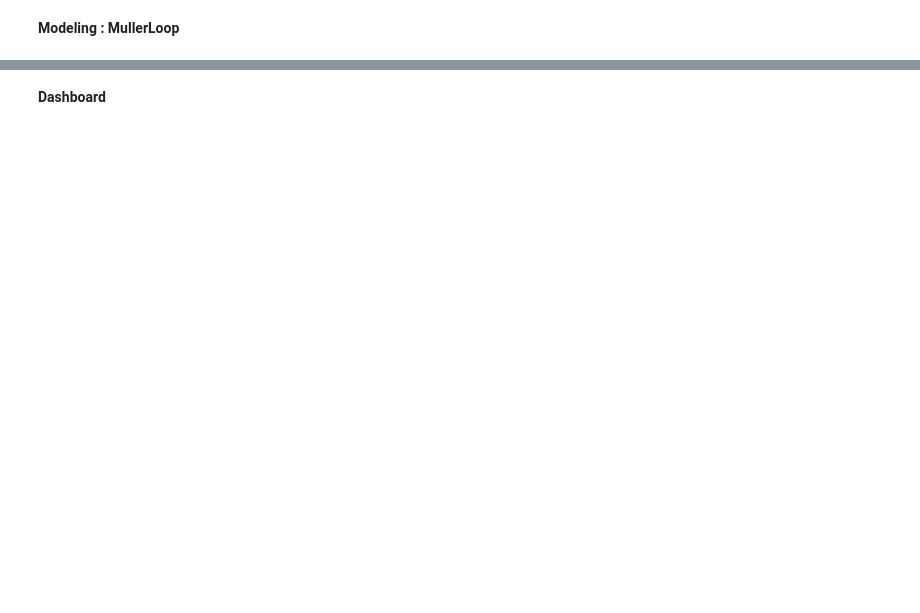
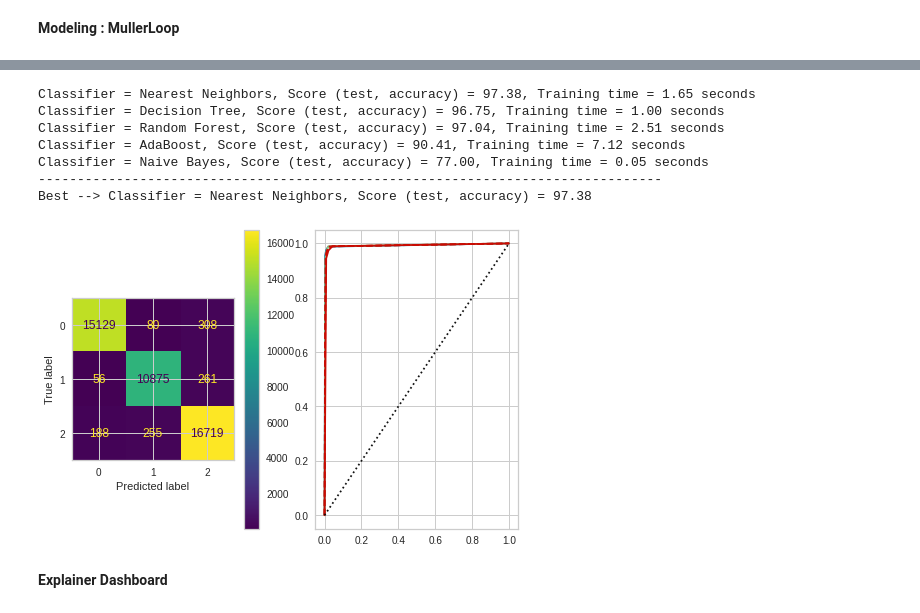
Before and after one commit to poojashreeNS/CMPE-257, a Jupyter notebook: Assignments/Assignment - 6/Classification_Dashboard.ipynb, the cells around one changed output, grey strips where cells are left out. Cells and saved outputs as stored; diff of their text form; code cells hidden in the pictures; blank space fills up the shorter version.

Commit message:
commit - 7 | updated the dashboard

```diff
--- a/Assignments/Assignment - 6/Classification_Dashboard.ipynb
+++ b/Assignments/Assignment - 6/Classification_Dashboard.ipynb
@@ -310,0 +372,21 @@ Best --> classifier = Decision Tree, Score (test, accuracy) = 96.60
+# %%
+def on_button_clicked(b):
+  fig, ax = plt.subplots(1,2)
+  global new_X
+  global y
+  global checkbox
+  only_selected_values=[]
+  for x in checkbox:
+    if checkbox[x].value==True:
+      only_selected_values.append(checkbox[x].description)
+  final_X = features_selected.loc[:,only_selected_values]
+  oversample = SMOTE()
+  resampled_X, resampled_y = oversample.fit_resample(final_X,y)
+  original_class_distribution = Counter(resampled_y)
+  strategy = {0:original_class_distribution[0]+round((slider1.value/100)*len(resampled_X)), 1:original_class_distribution[1]+round((slider2.value/100)*len(resampled_X)), 2:original_class_distribution[2]+round((slider3.value/100)*len(resampled_X))}
+  oversample1 = SMOTE(sampling_strategy=strategy)
+  resampled_X1, resampled_y1 = oversample1.fit_resample(resampled_X,resampled_y)
+  best_classifier,X_test, y_test,X_train,y_train = muller(resampled_X1,resampled_y1)
+  plot_confusion_matrix(best_classifier,X_test,y_test,ax=ax[0])
+  plot_ROC_curve(best_classifier,X_train,y_train,X_test,y_test)
+  plt.show()
@@ -310,0 +424,5 @@ Best --> classifier = Decision Tree, Score (test, accuracy) = 96.60
+# %%
+button = widgets.Button(description="Compute Metrics")
+button.on_click(on_button_clicked)
+display(button)
+# %% [output]
@@ -311,2 +430,10 @@ Best --> classifier = Decision Tree, Score (test, accuracy) = 96.60
+Classifier = Nearest Neighbors, Score (test, accuracy) = 97.38, Training time = 1.65 seconds
+Classifier = Decision Tree, Score (test, accuracy) = 96.75, Training time = 1.00 seconds
+Classifier = Random Forest, Score (test, accuracy) = 97.04, Training time = 2.51 seconds
+Classifier = AdaBoost, Score (test, accuracy) = 90.41, Training time = 7.12 seconds
+Classifier = Naive Bayes, Score (test, accuracy) = 77.00, Training time = 0.05 seconds
+--------------------------------------------------------------------------------
+Best --> Classifier = Nearest Neighbors, Score (test, accuracy) = 97.38
+[figure, added]
 # %% [markdown]
-**Dashboard**
+**Explainer Dashboard**
```
Also changed, not shown: parts of 27 cells of this notebook.
